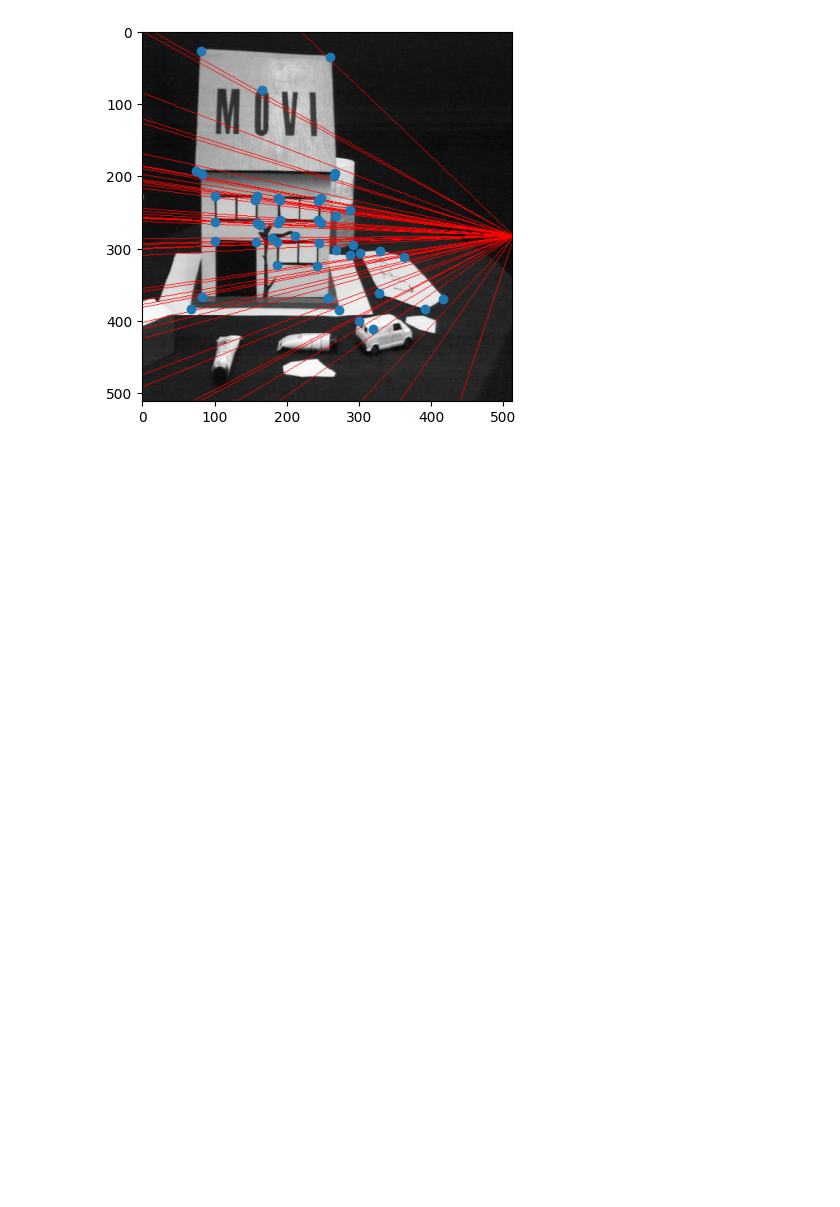
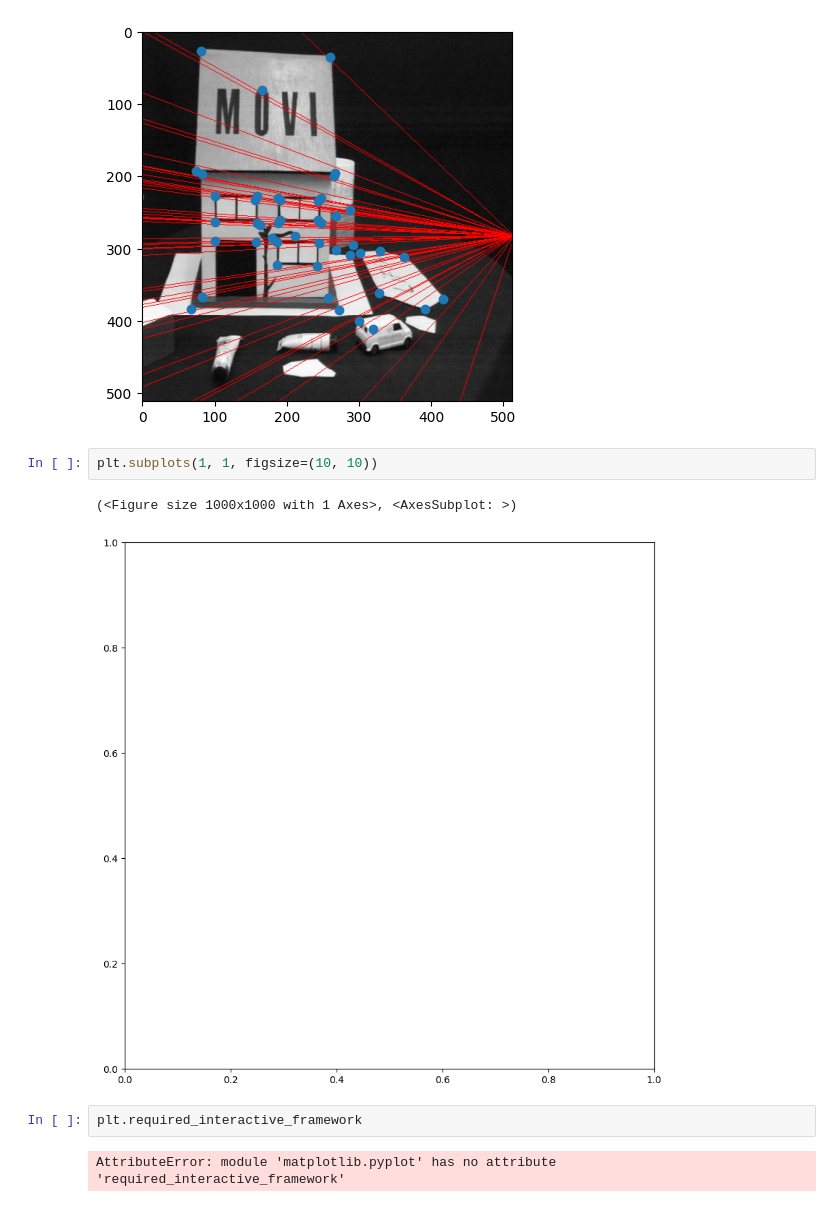
Before and after one commit to 25349023/eight-point-algorithm-homography-estimation, a Jupyter notebook: 1/HW2-1.ipynb, the cells around one changed output. Cells and saved outputs as stored; diff of their text form; blank space fills up the shorter version.

```diff
--- a/1/HW2-1.ipynb
+++ b/1/HW2-1.ipynb
@@ -207,3 +256,12 @@ plt.scatter(pt2[..., 0], pt2[..., 1])
 # %% [output]
 <matplotlib.collections.PathCollection at 0x...>
 [figure]
+# %%
+plt.subplots(1, 1, figsize=(10, 10))
+# %% [output]
+(<Figure size 1000x1000 with 1 Axes>, <AxesSubplot: >)
+[figure, added]
+# %%
+plt.required_interactive_framework
+# %% [output]
+AttributeError: module 'matplotlib.pyplot' has no attribute 'required_interactive_framework'
```
Also changed, not shown: parts of 11 cells of this notebook, 3 other files.
